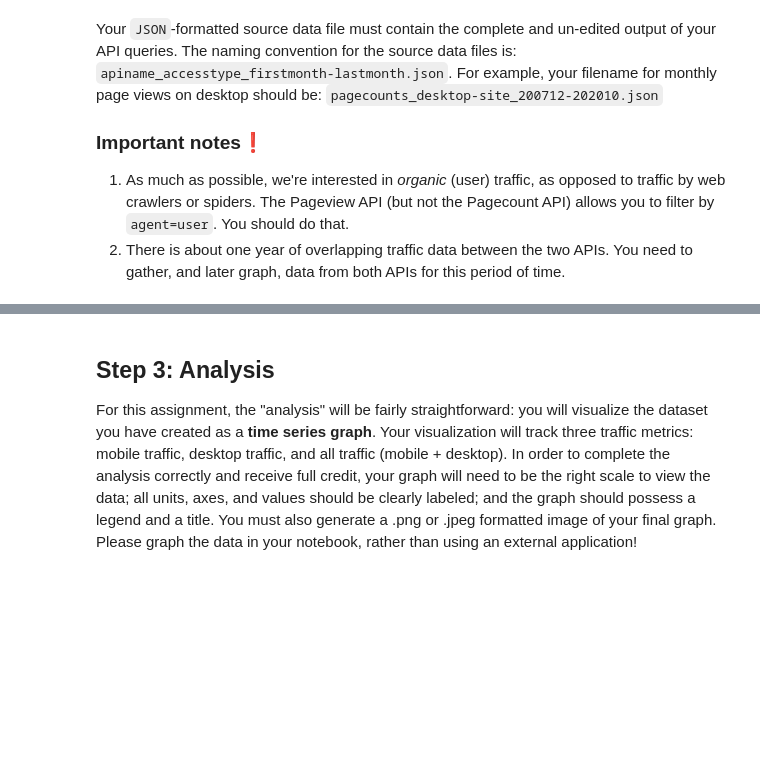
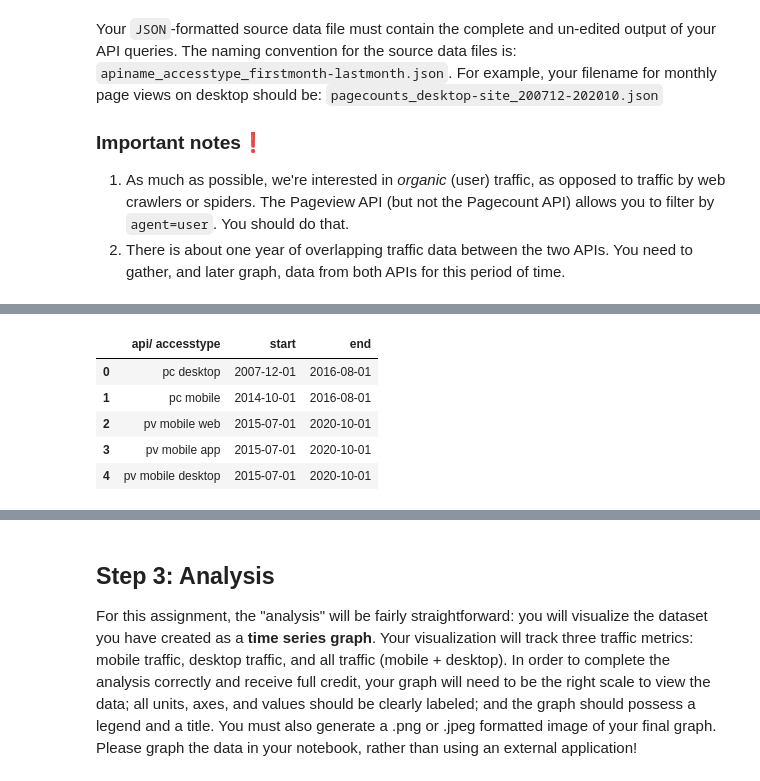
Before and after one commit to FUB-HCC/hcds-winter-2020, a Jupyter notebook: assignments/A2_ReproducibilityWorkflow/albe/A2_ReproducibilityWorkflow.ipynb, the cells around one changed output, grey strips where cells are left out. Saved outputs shown, nothing was run; the diff lists cells and outputs as text; code cells hidden in the pictures; blank space fills up the shorter version.

```diff
--- a/assignments/A2_ReproducibilityWorkflow/albe/A2_ReproducibilityWorkflow.ipynb
+++ b/assignments/A2_ReproducibilityWorkflow/albe/A2_ReproducibilityWorkflow.ipynb
@@ -156,9 +156,9 @@ def read_pageviews( start, end, acces_type):
 pagecounts_desktop_dict = read_pagecounts("2001010100", "2018100100","desktop-site")
 pagecounts_mobile_dict  = read_pagecounts("2001010100", "2018100100","mobile-site")
 
-pageviews_desktop_dict    = read_pageviews("2001010100", '2018101000', "desktop")
-pageviews_mobile_web_dict = read_pageviews("2001010100", '2018101000', "mobile-web")
-pageviews_mobile_app_dict = read_pageviews("2001010100", '2018101000', "mobile-app")
+pageviews_desktop_dict    = read_pageviews("2001010100", '2020121000', "desktop")
+pageviews_mobile_web_dict = read_pageviews("2001010100", '2020121000', "mobile-web")
+pageviews_mobile_app_dict = read_pageviews("2001010100", '2020121000', "mobile-app")
 # %%
 pagecounts_desktop = pd.DataFrame.from_dict(pagecounts_desktop_dict['items'])
 pagecounts_mobile = pd.DataFrame.from_dict(pagecounts_mobile_dict['items'])
@@ -167,0 +194,21 @@ pageviews_mobile_app = pd.DataFrame.from_dict(pageviews_mobile_app_dict['items']
+# %%
+api_access_start_end = pd.DataFrame([
+    {"api/ accesstype": "pc desktop", "start": pd.to_datetime(pagecounts_desktop['timestamp'].min()[0:6], format='%Y%m'),
+                                        "end": pd.to_datetime(pagecounts_desktop['timestamp'].max()[0:6], format='%Y%m')},
+    {"api/ accesstype": "pc mobile", "start": pd.to_datetime(pagecounts_mobile['timestamp'].min()[0:6], format='%Y%m'),
+                                       "end": pd.to_datetime(pagecounts_mobile['timestamp'].max()[0:6], format='%Y%m')},
+    {"api/ accesstype": "pv mobile web", "start": pd.to_datetime(pageviews_mobile_web['timestamp'].min()[0:6], format='%Y%m'),
+                                           "end": pd.to_datetime(pageviews_mobile_web['timestamp'].max()[0:6], format='%Y%m')},
+    {"api/ accesstype": "pv mobile app", "start": pd.to_datetime(pageviews_mobile_app['timestamp'].min()[0:6], format='%Y%m'),
+                                           "end": pd.to_datetime(pageviews_mobile_app['timestamp'].max()[0:6], format='%Y%m')},
+    {"api/ accesstype": "pv mobile desktop", "start": pd.to_datetime(pageviews_desktop['timestamp'].min()[0:6], format='%Y%m'),
+                                               "end": pd.to_datetime(pageviews_desktop['timestamp'].max()[0:6], format='%Y%m')},
+])
+api_access_start_end
+# %% [output]
+|  | api/ accesstype | start | end |
+| 0 | pc desktop | 2007-12-01 | 2016-08-01 |
+| 1 | pc mobile | 2014-10-01 | 2016-08-01 |
+| 2 | pv mobile web | 2015-07-01 | 2020-10-01 |
+| 3 | pv mobile app | 2015-07-01 | 2020-10-01 |
+| 4 | pv mobile desktop | 2015-07-01 | 2020-10-01 |
```
Also changed, not shown: parts of 16 cells of this notebook.
